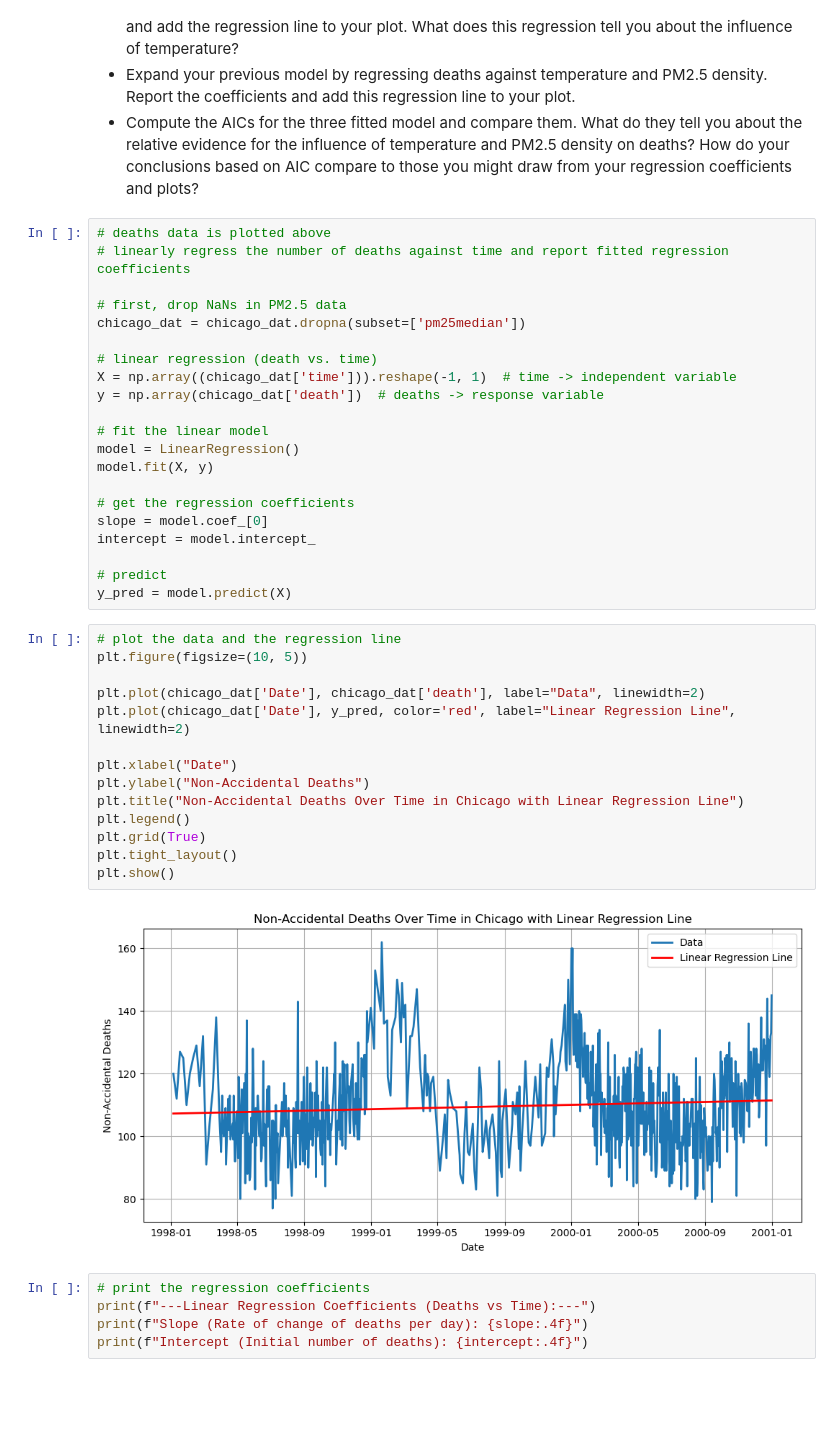
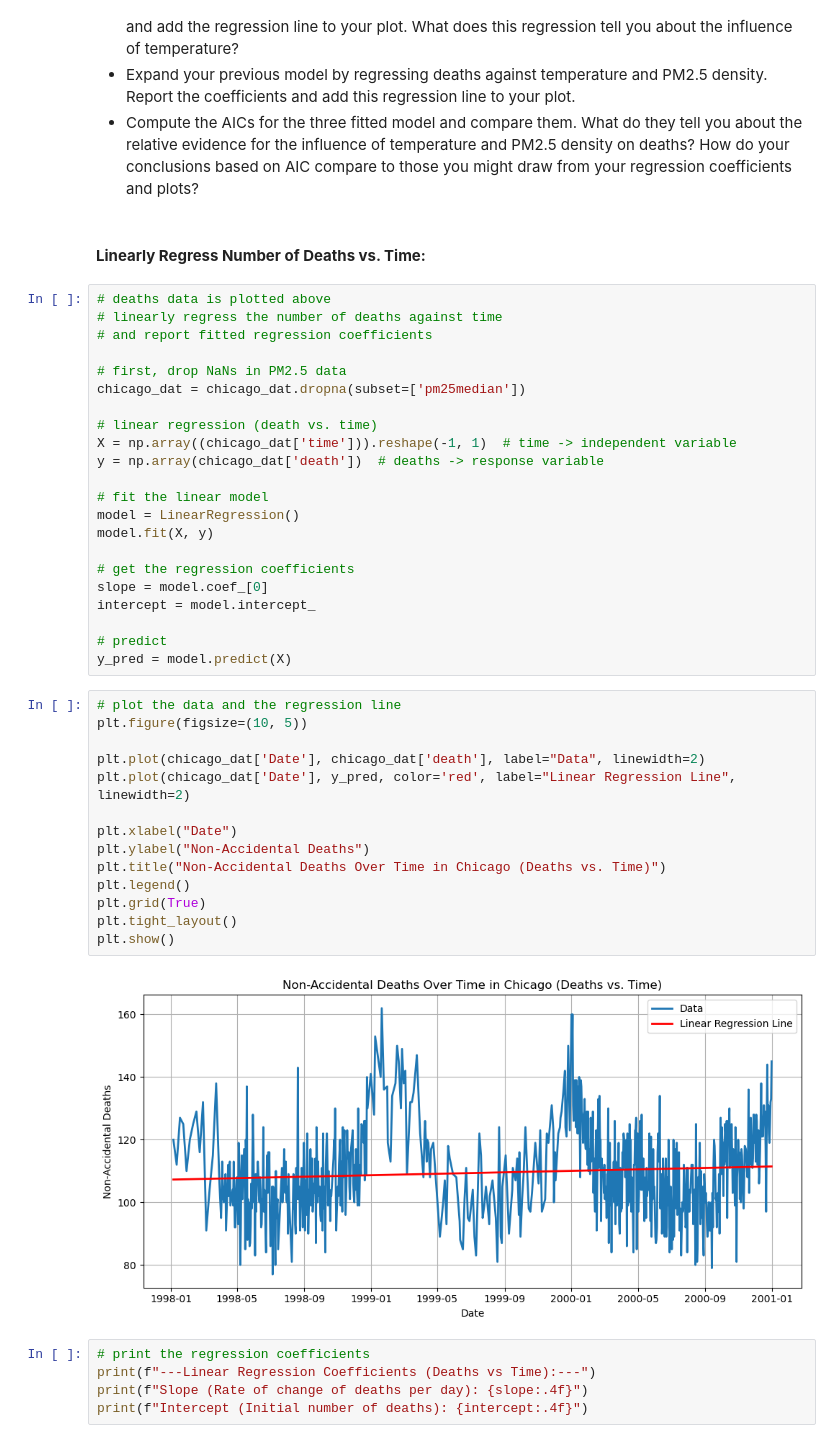
Before and after one commit to BEE4850-SP25/hw05-christinemswanson, a Jupyter notebook: hw05.ipynb, the cells around one changed output. Drawn from its saved outputs; the diff is of its cells as text; blank space fills up the shorter version.

```diff
--- a/hw05.ipynb
+++ b/hw05.ipynb
@@ -567,9 +567,12 @@ plt.show()
     temperature and PM2.5 density on deaths? How do your conclusions
     based on AIC compare to those you might draw from your regression
     coefficients and plots?
+# %% [markdown]
+#### **Linearly Regress Number of Deaths vs. Time:**
 # %%
 # deaths data is plotted above
-# linearly regress the number of deaths against time and report fitted regression coefficients
+# linearly regress the number of deaths against time
+# and report fitted regression coefficients
 
 # first, drop NaNs in PM2.5 data
 chicago_dat = chicago_dat.dropna(subset=['pm25median'])
@@ -591,19 +594,19 @@ y_pred = model.predict(X)
 # %%
 # plot the data and the regression line
 plt.figure(figsize=(10, 5))
 
 plt.plot(chicago_dat['Date'], chicago_dat['death'], label="Data", linewidth=2)
 plt.plot(chicago_dat['Date'], y_pred, color='red', label="Linear Regression Line", linewidth=2)
 
 plt.xlabel("Date")
 plt.ylabel("Non-Accidental Deaths")
-plt.title("Non-Accidental Deaths Over Time in Chicago with Linear Regression Line")
+plt.title("Non-Accidental Deaths Over Time in Chicago (Deaths vs. Time)")
 plt.legend()
 plt.grid(True)
 plt.tight_layout()
 plt.show()
 # %% [output]
-[figure, old version]
+[figure, new version]
 # %%
 # print the regression coefficients
 print(f"---Linear Regression Coefficients (Deaths vs Time):---")
```
Also changed, not shown: parts of 11 cells of this notebook.
